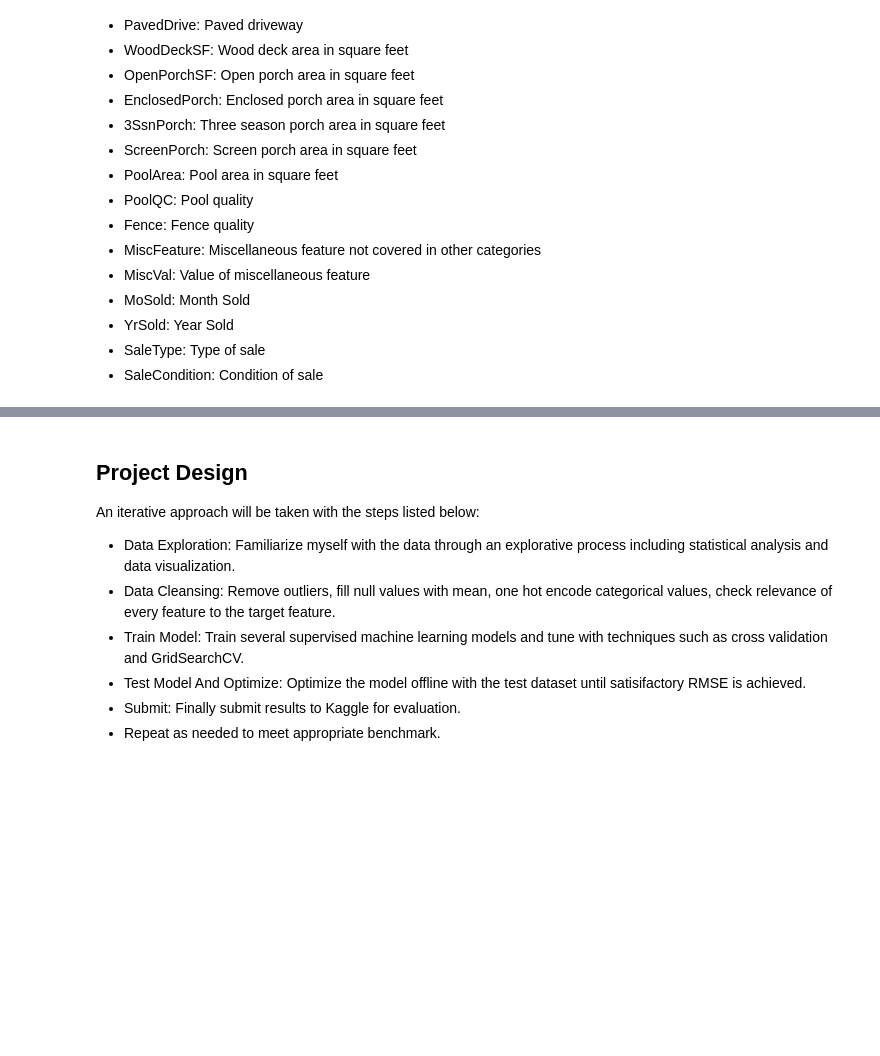
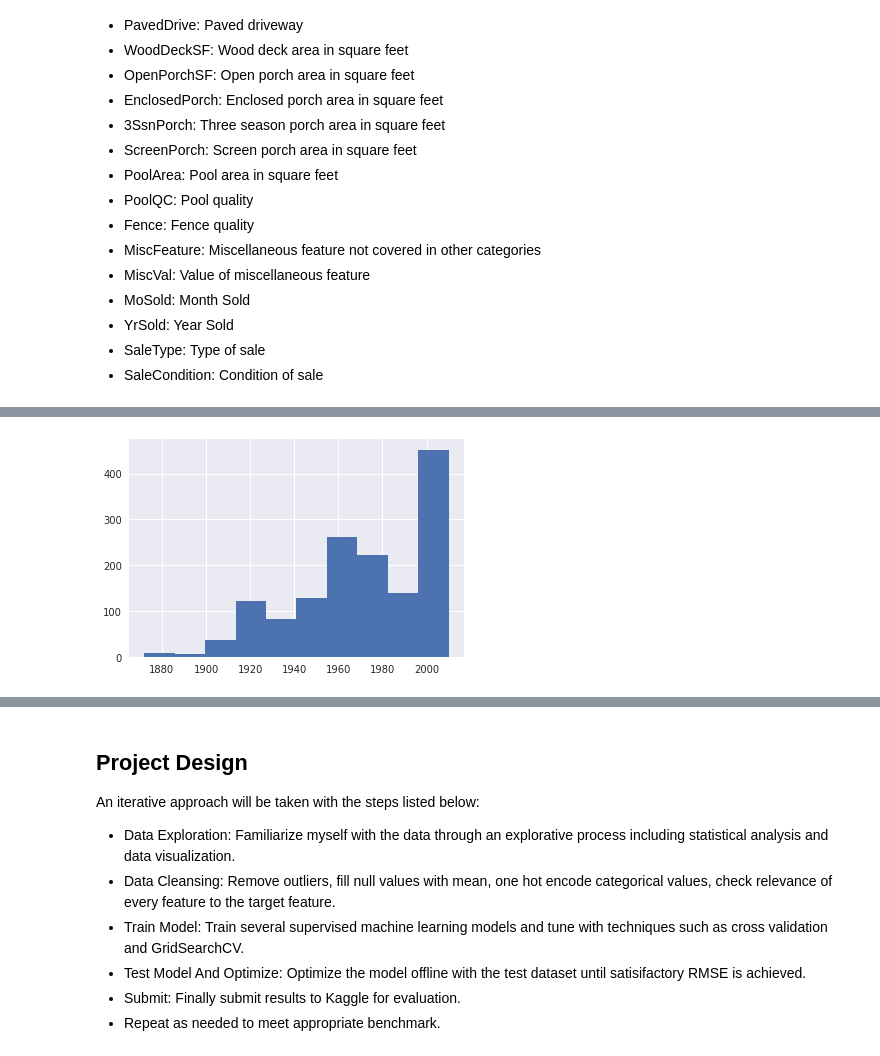
Before and after one commit to dirkhonda/udacity, a Jupyter notebook: capstone/proposal.ipynb, the cells around one changed output, grey strips where cells are left out. Saved outputs shown, nothing was run; the diff lists cells and outputs as text; code cells hidden in the pictures; blank space fills up the shorter version.

```diff
--- a/capstone/proposal.ipynb
+++ b/capstone/proposal.ipynb
@@ -104,0 +121,4 @@ Data Columns:
+# %%
+out = plt.hist(year_built)
+# %% [output]
+[figure, added]
```
Also changed, not shown: parts of 6 cells of this notebook, 1 other file.
